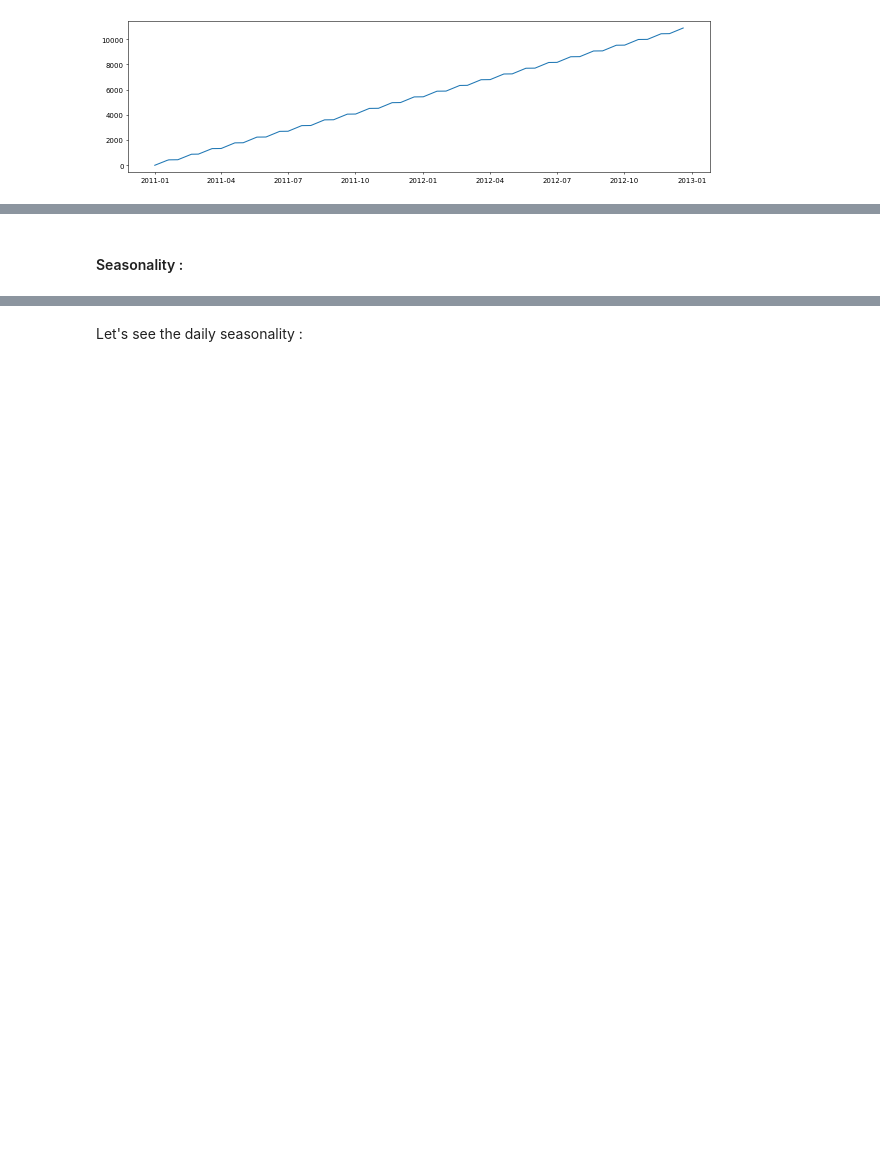
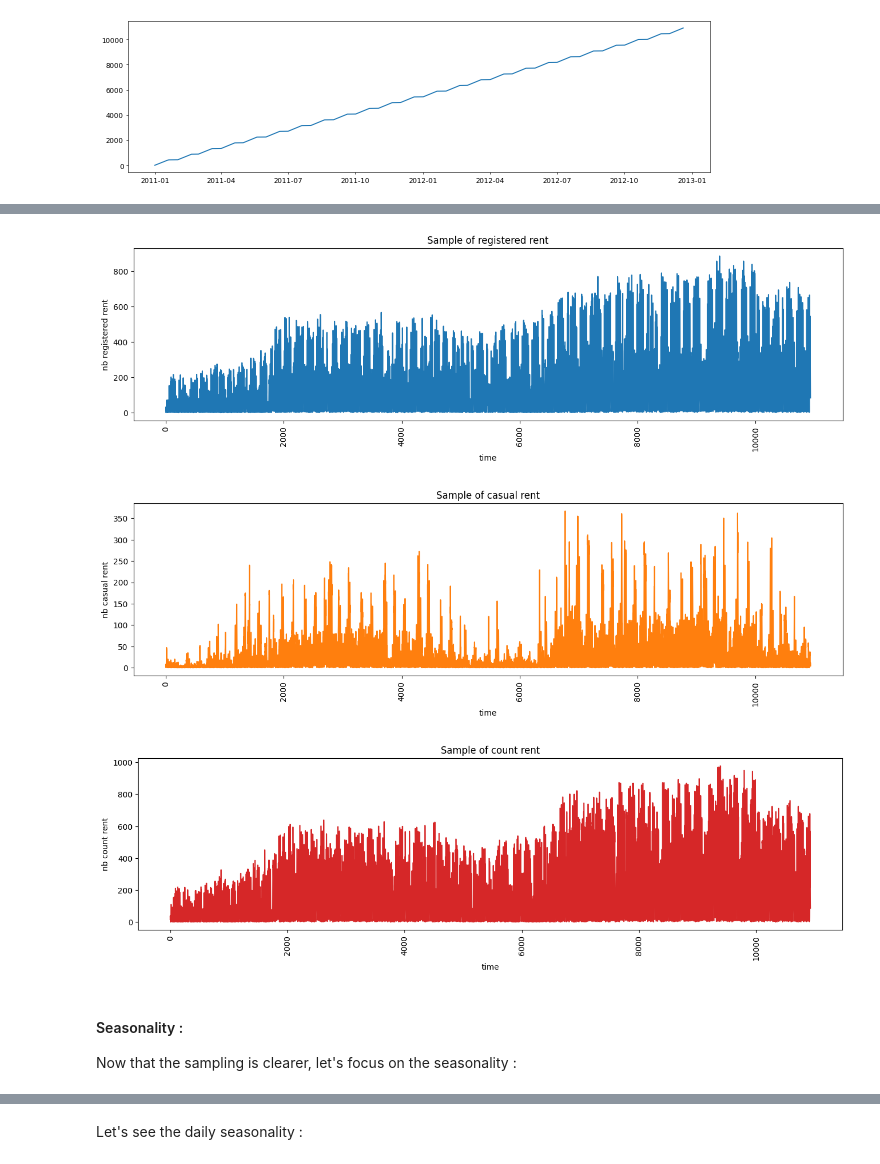
Before and after one commit to ClaireGayral/kaggle_bikes, a Jupyter notebook: bike_exploratory_analysis.ipynb, the cells around one changed output, grey strips where cells are left out. Saved outputs shown, nothing was run; the diff lists cells and outputs as text; code cells hidden in the pictures; blank space fills up the shorter version.

```diff
--- a/bike_exploratory_analysis.ipynb
+++ b/bike_exploratory_analysis.ipynb
@@ -440,3 +395,34 @@ I keep the complete time series.
+# %%
+registered = df_ts_work.registered.values
+casual = df_ts_work.casual.values
+count = df_ts_work.loc[:,'count'].values
+# %%
+# Draw ts plot
+plt.figure(figsize=(16,4), dpi=100)
+plt.plot(registered, color='tab:blue')
+plt.gca().set(title="Sample of registered rent", xlabel="time", ylabel="nb registered rent")
+plt.xticks(rotation=90, fontsize=10)
+plt.show()
+
+# Draw ts plot
+plt.figure(figsize=(16,4), dpi=100)
+plt.plot(casual, color='tab:orange')
+plt.gca().set(title="Sample of casual rent", xlabel="time", ylabel="nb casual rent")
+plt.xticks(rotation=90, fontsize=10)
+plt.show()
+
+# Draw ts plot
+plt.figure(figsize=(16,4), dpi=100)
+plt.plot(count, color='tab:red')
+plt.gca().set(title="Sample of count rent", xlabel="time", ylabel="nb count rent")
+plt.xticks(rotation=90, fontsize=10)
+plt.show()
+# %% [output]
+[figure, added]
+[figure, added]
+[figure, added]
 # %% [markdown]
 #### Seasonality :
+
+Now that the sampling is clearer, let's focus on the seasonality :
 # %%
```
Also changed, not shown: parts of 58 cells of this notebook.
